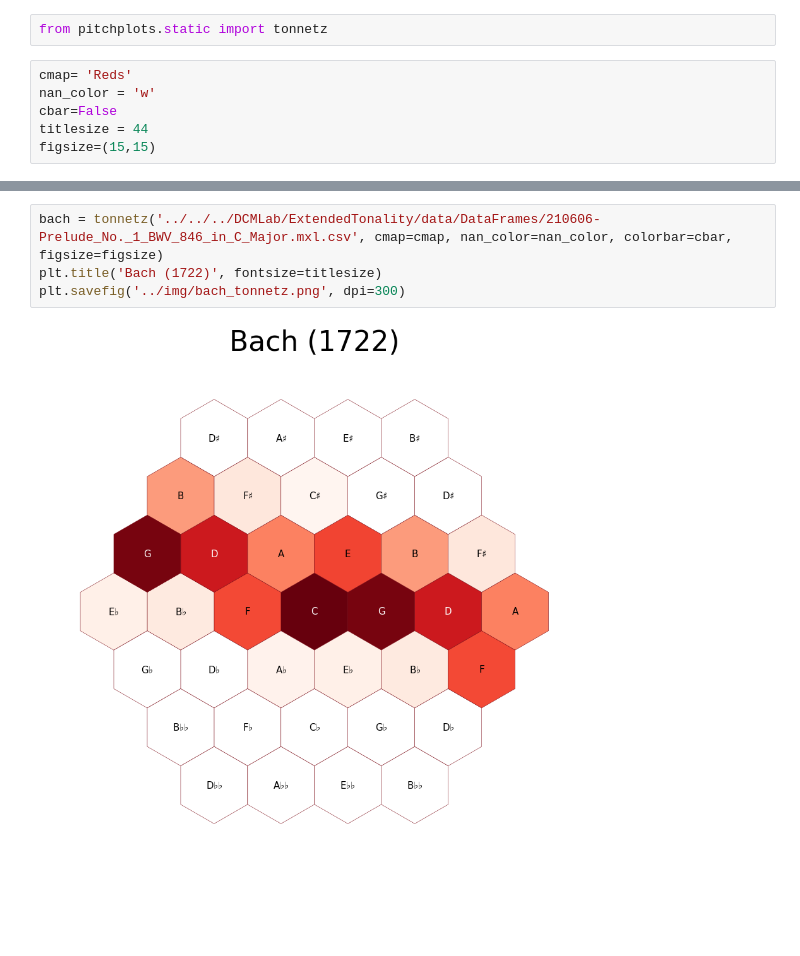
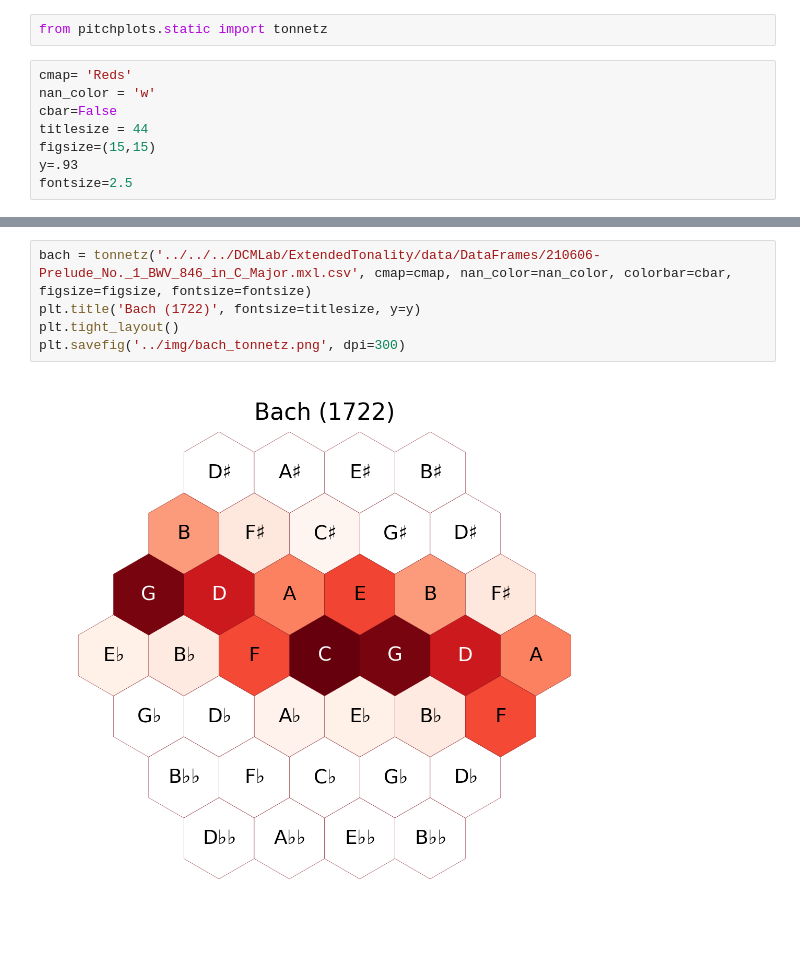
Before and after one commit to fabianmoss/cambridge-poster, a Jupyter notebook: data/Untitled.ipynb, the cells around one changed output, grey strips where cells are left out. Drawn from its saved outputs; the diff is of its cells as text; blank space fills up the shorter version.

```diff
--- a/data/Untitled.ipynb
+++ b/data/Untitled.ipynb
@@ -157,4 +157,6 @@ nan_color = 'w'
 cbar=False
 titlesize = 44
 figsize=(15,15)
+y=.93
+fontsize=2.5
 # %%
@@ -166,7 +169,8 @@ plt.savefig('../img/josquin_tonnetz.png', dpi=300)
 # %%
-bach = tonnetz('../../../DCMLab/ExtendedTonality/data/DataFrames/210606-Prelude_No._1_BWV_846_in_C_Major.mxl.csv', cmap=cmap, nan_color=nan_color, colorbar=cbar, figsize=figsize)
-plt.title('Bach (1722)', fontsize=titlesize)
+bach = tonnetz('../../../DCMLab/ExtendedTonality/data/DataFrames/210606-Prelude_No._1_BWV_846_in_C_Major.mxl.csv', cmap=cmap, nan_color=nan_color, colorbar=cbar, figsize=figsize, fontsize=fontsize)
+plt.title('Bach (1722)', fontsize=titlesize, y=y)
+plt.tight_layout()
 plt.savefig('../img/bach_tonnetz.png', dpi=300)
 # %% [output]
-[figure, old version]
+[figure, new version]
 # %%
```
Also changed, not shown: parts of 2 cells of this notebook, 5 other files.
